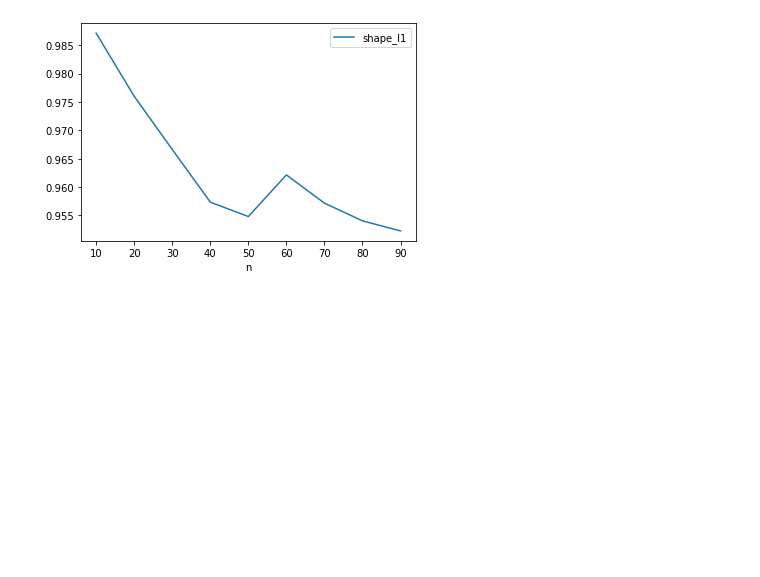
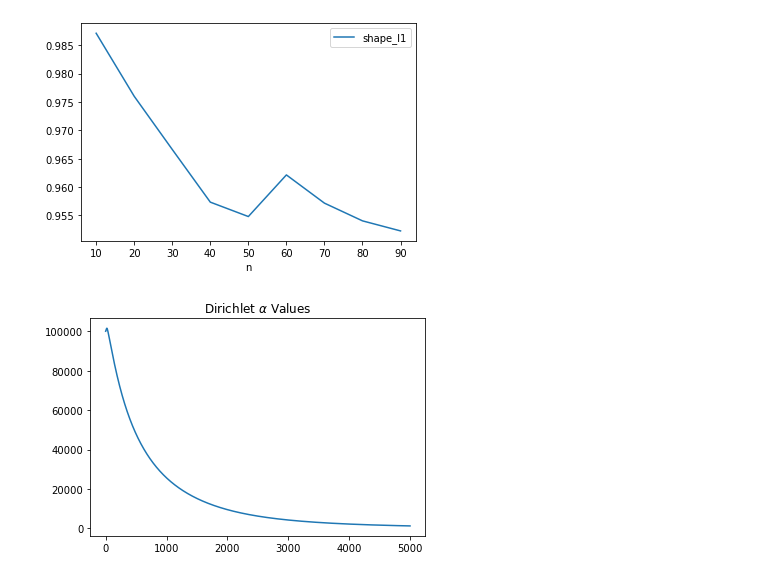
Before and after one commit to broadinstitute/temporal-rna-seq-deconvolution, a Jupyter notebook: deconvolve-simulated-vary_n.ipynb, the cells around one changed output. Cells and saved outputs as stored; diff of their text form; code cells hidden in the pictures; blank space fills up the shorter version.

Commit message:
add alpha plot

```diff
--- a/deconvolve-simulated-vary_n.ipynb
+++ b/deconvolve-simulated-vary_n.ipynb
@@ -197,3 +197,11 @@ error_df.plot(x='n',y='shape_l1')
 # %% [output]
 <AxesSubplot:xlabel='n'>
 [figure]
+# %%
+alphas = list(pseudo_time_reg_deconv.param_store_hist[i]['dirichlet_alpha'] for i in range(len(pseudo_time_reg_deconv.param_store_hist)))
+# %%
+matplotlib.pyplot.plot(alphas)
+matplotlib.pyplot.title(r'Dirichlet $ \alpha $ Values')
+matplotlib.pyplot.show()
+# %% [output]
+[figure, added]
```
Also changed, not shown: parts of 1 cell of this notebook.
